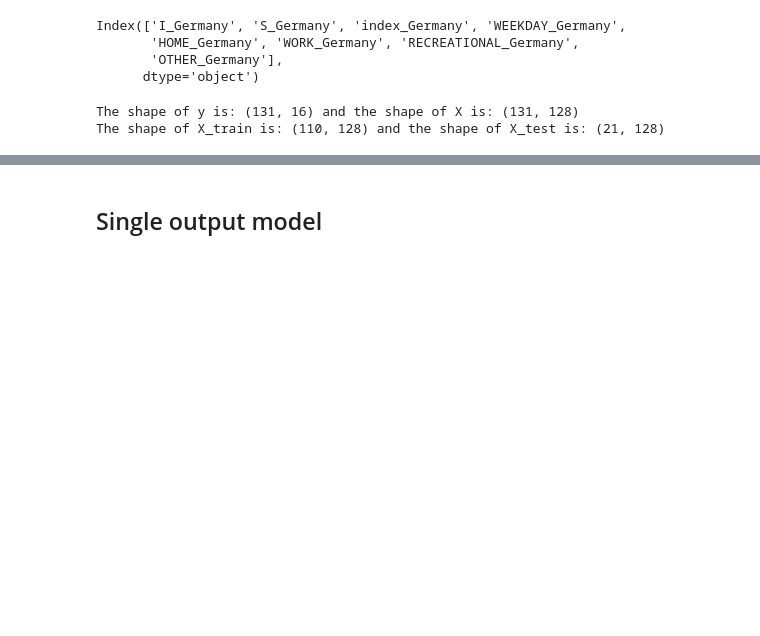
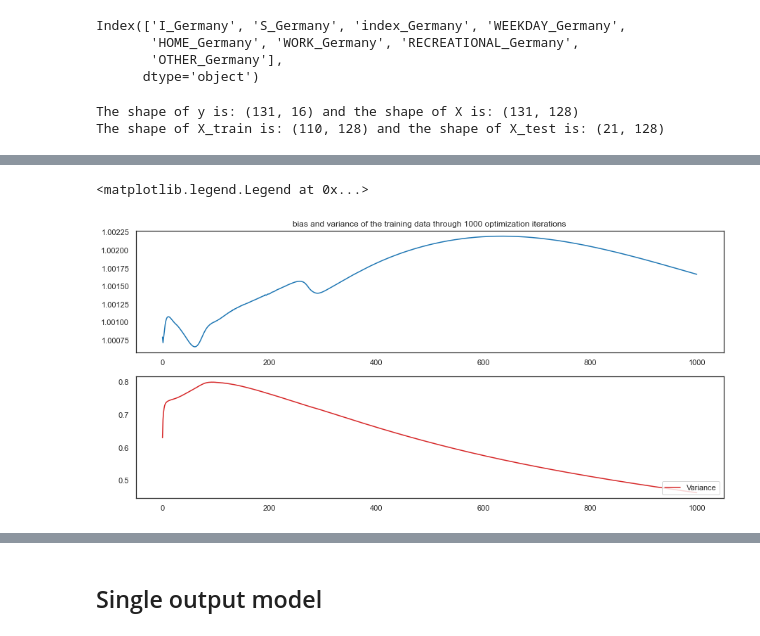
Before and after one commit to epidemic-research-team/epidemic-gaussian-process, a Jupyter notebook: Countries Multioutput.ipynb, the cells around one changed output, grey strips where cells are left out. Cells and saved outputs as stored; diff of their text form; code cells hidden in the pictures; blank space fills up the shorter version.

```diff
--- a/Countries Multioutput.ipynb
+++ b/Countries Multioutput.ipynb
@@ -330,0 +346,10 @@ plt.plot(np.array(test_rmse))
+# %%
+# Plot the evolution of bias and variance in the train set through the 1000 optimization iterations
+fig, ax = plt.subplots(nrows=2, ncols=1, figsize=(15, 7))
+ax[0].plot(np.array(tr_bias), color='tab:blue', label='Bias')
+ax[0].set_title('bias and variance of the training data through 1000 optimization iterations')
+ax[1].plot(np.array(tr_var), color='tab:red', label='Variance')
+plt.legend(loc='lower right')
+# %% [output]
+<matplotlib.legend.Legend at 0x...>
+[figure, added]
```
Also changed, not shown: parts of 19 cells of this notebook, 1 other file.
